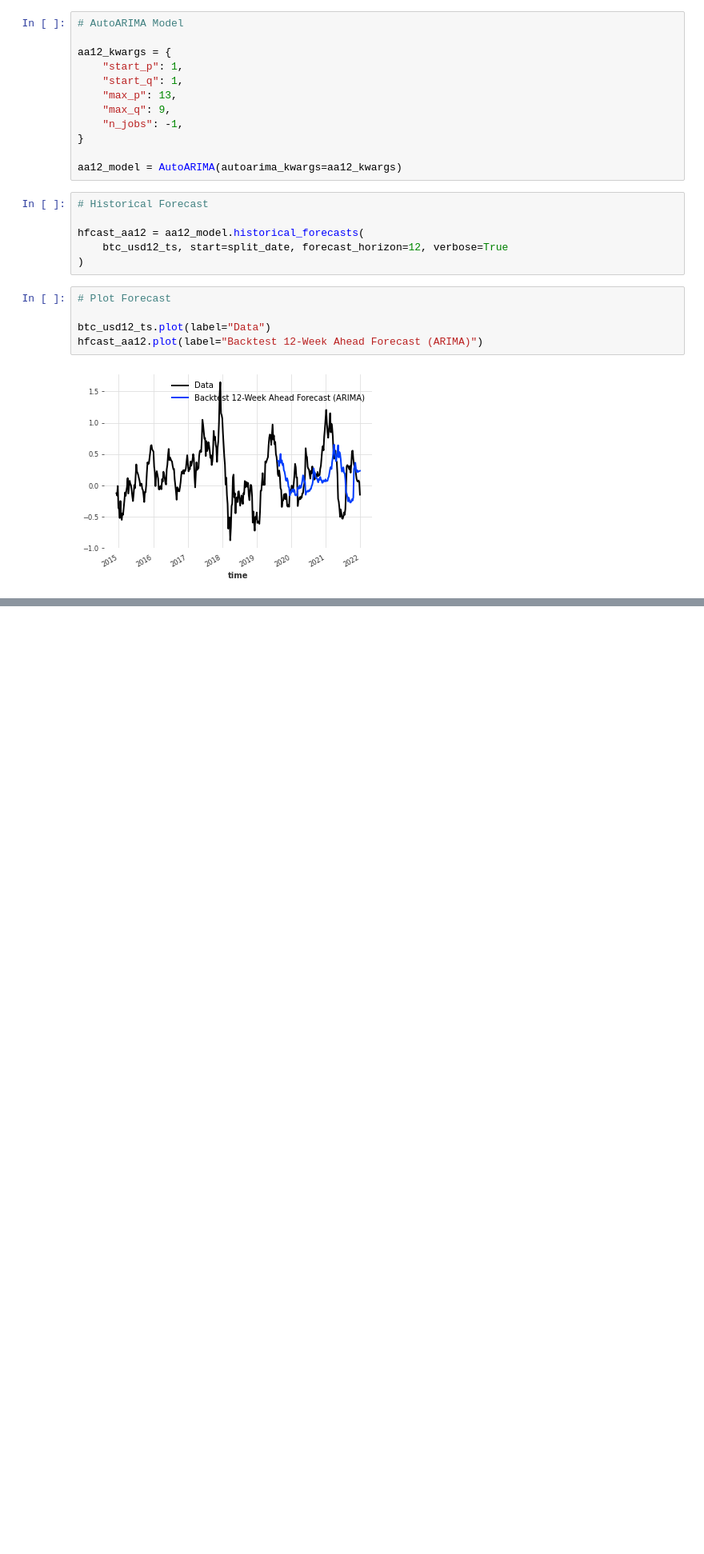
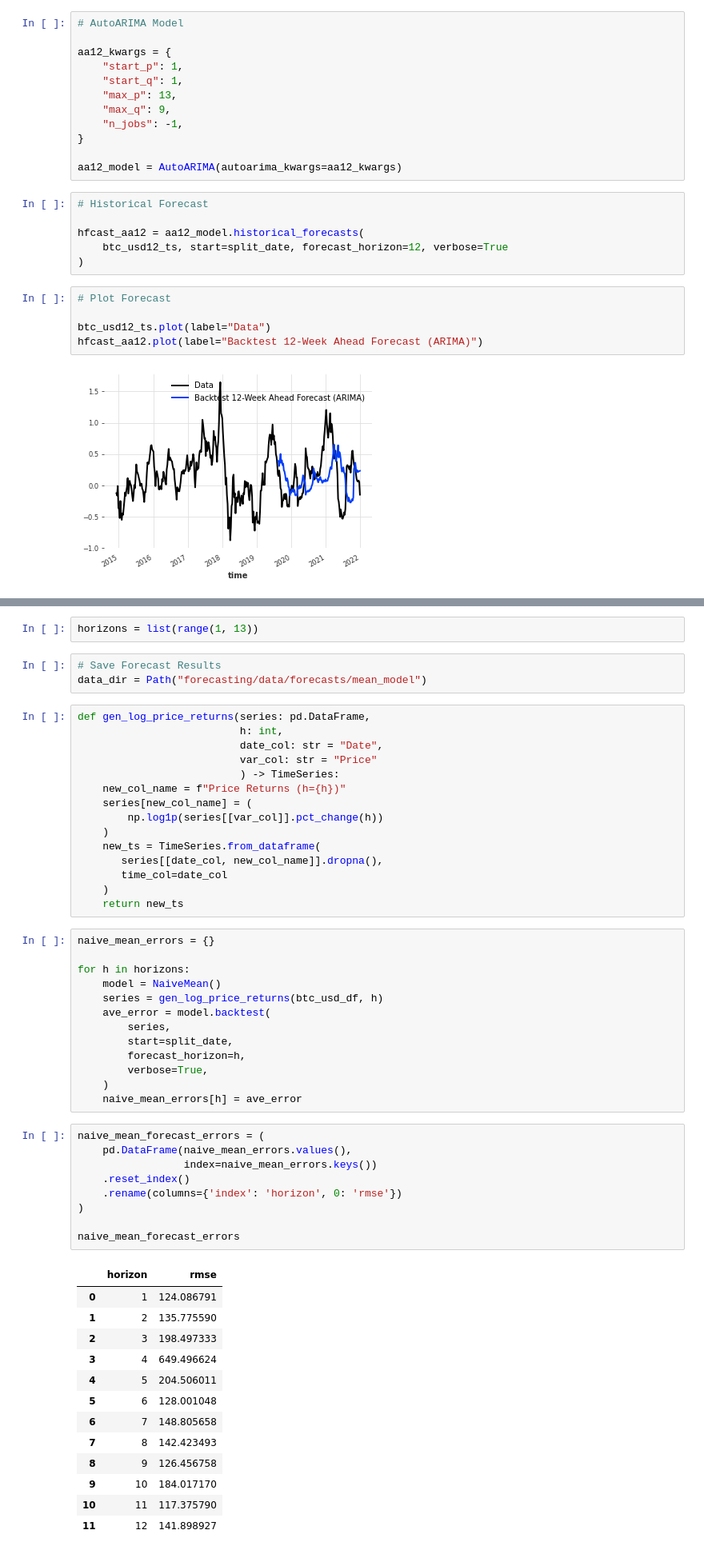
Before and after one commit to ChristopherLiew/Crypto-Uncertainty-Index, a Jupyter notebook: forecasting/prediction/ar_price_returns.ipynb, the cells around one changed output, grey strips where cells are left out. Shown: that part at 80% size. Cells and saved outputs as stored; diff of their text form; blank space fills up the shorter version.

Commit message:
Added in multi step forecasting methods for h=1 to 12; Added updated szeged uncertainty corpus

```diff
--- a/forecasting/prediction/ar_price_returns.ipynb
+++ b/forecasting/prediction/ar_price_returns.ipynb
@@ -373,0 +380,56 @@ Average error (MAPE) over all historical forecasts: 0.0101
+# %%
+horizons = list(range(1, 13))
+# %%
+# Save Forecast Results
+data_dir = Path("forecasting/data/forecasts/mean_model")
+# %%
+def gen_log_price_returns(series: pd.DataFrame,
+                          h: int,
+                          date_col: str = "Date",
+                          var_col: str = "Price"
+                          ) -> TimeSeries:
+    new_col_name = f"Price Returns (h={h})"
+    series[new_col_name] = (
+        np.log1p(series[[var_col]].pct_change(h))
+    )
+    new_ts = TimeSeries.from_dataframe(
+       series[[date_col, new_col_name]].dropna(),
+       time_col=date_col
+    )
+    return new_ts
+# %%
+naive_mean_errors = {}
+
+for h in horizons:
+    model = NaiveMean()
+    series = gen_log_price_returns(btc_usd_df, h)
+    ave_error = model.backtest(
+        series,
+        start=split_date,
+        forecast_horizon=h,
+        verbose=True,
+    )
+    naive_mean_errors[h] = ave_error
+# %%
+naive_mean_forecast_errors = (
+    pd.DataFrame(naive_mean_errors.values(),
+                 index=naive_mean_errors.keys())
+    .reset_index()
+    .rename(columns={'index': 'horizon', 0: 'rmse'})
+)
+
+naive_mean_forecast_errors
+# %% [output]
+|  | horizon | rmse |
+| 0 | 1 | 124.086791 |
+| 1 | 2 | 135.775590 |
+| 2 | 3 | 198.497333 |
+| 3 | 4 | 649.496624 |
+| 4 | 5 | 204.506011 |
+| 5 | 6 | 128.001048 |
+| 6 | 7 | 148.805658 |
+| 7 | 8 | 142.423493 |
+| 8 | 9 | 126.456758 |
+| 9 | 10 | 184.017170 |
+| 10 | 11 | 117.375790 |
+| 11 | 12 | 141.898927 |
```
Also changed, not shown: parts of 9 cells of this notebook, 17 other files.
